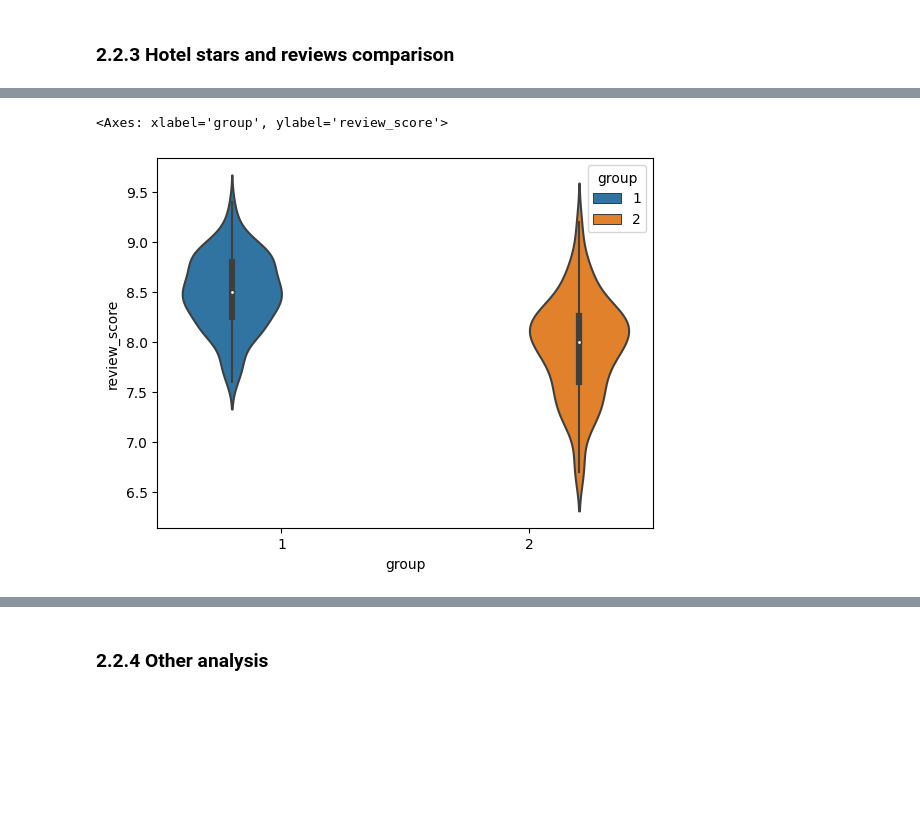
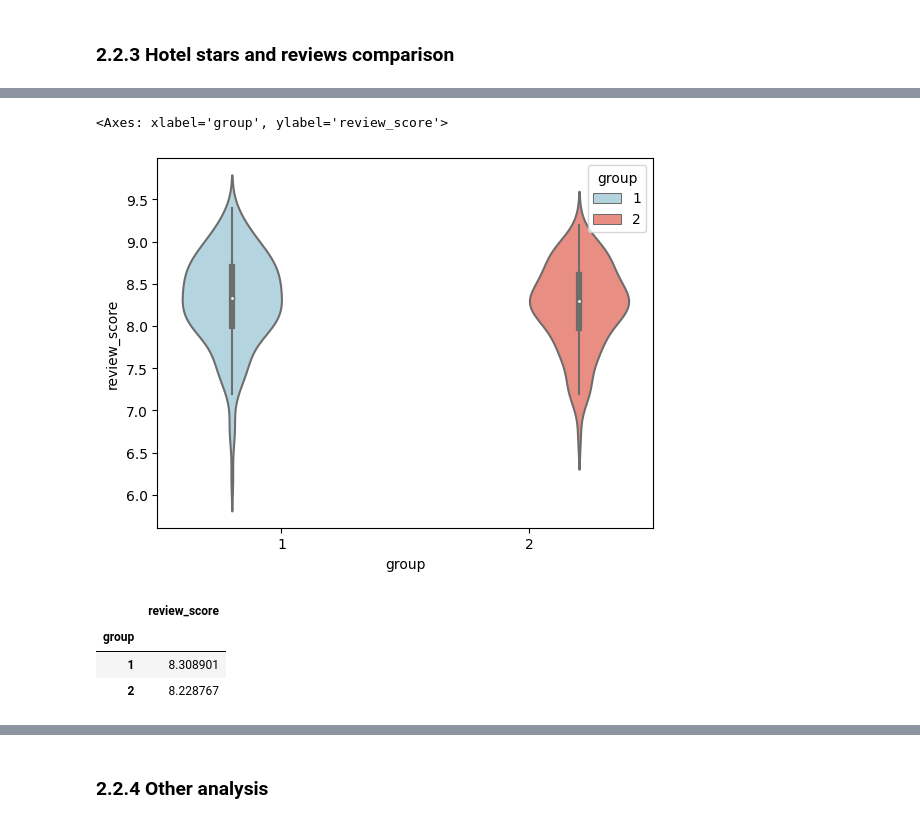
Before and after one commit to VMeida/HotelAnalysis, a Jupyter notebook: Hotel Information Analysis - VictorAlmeida.ipynb, the cells around one changed output, grey strips where cells are left out. Drawn from its saved outputs; the diff is of its cells as text; code cells hidden in the pictures; blank space fills up the shorter version.

```diff
--- a/Hotel Information Analysis - VictorAlmeida.ipynb
+++ b/Hotel Information Analysis - VictorAlmeida.ipynb
@@ -784,5 +636,13 @@ sns.violinplot(df_no_expensive, x='group', y='stars', hue='group')
 # %%
-sns.violinplot(df_no_expensive, x='group', y='review_score', hue='group')
+pallete = {1: "lightblue", 2: "salmon"}
+sns.violinplot(df_model_imputed, x='group', y='review_score', hue='group', palette=pallete)
 # %% [output]
 <Axes: xlabel='group', ylabel='review_score'>
-[figure, old version]
+[figure, new version]
+# %%
+df_model_imputed.groupby('group')[['review_score']].mean()
+# %% [output]
+|  | review_score |
+| group |  |
+| 1 | 8.308901 |
+| 2 | 8.228767 |
```
Also changed, not shown: parts of 41 cells of this notebook.
